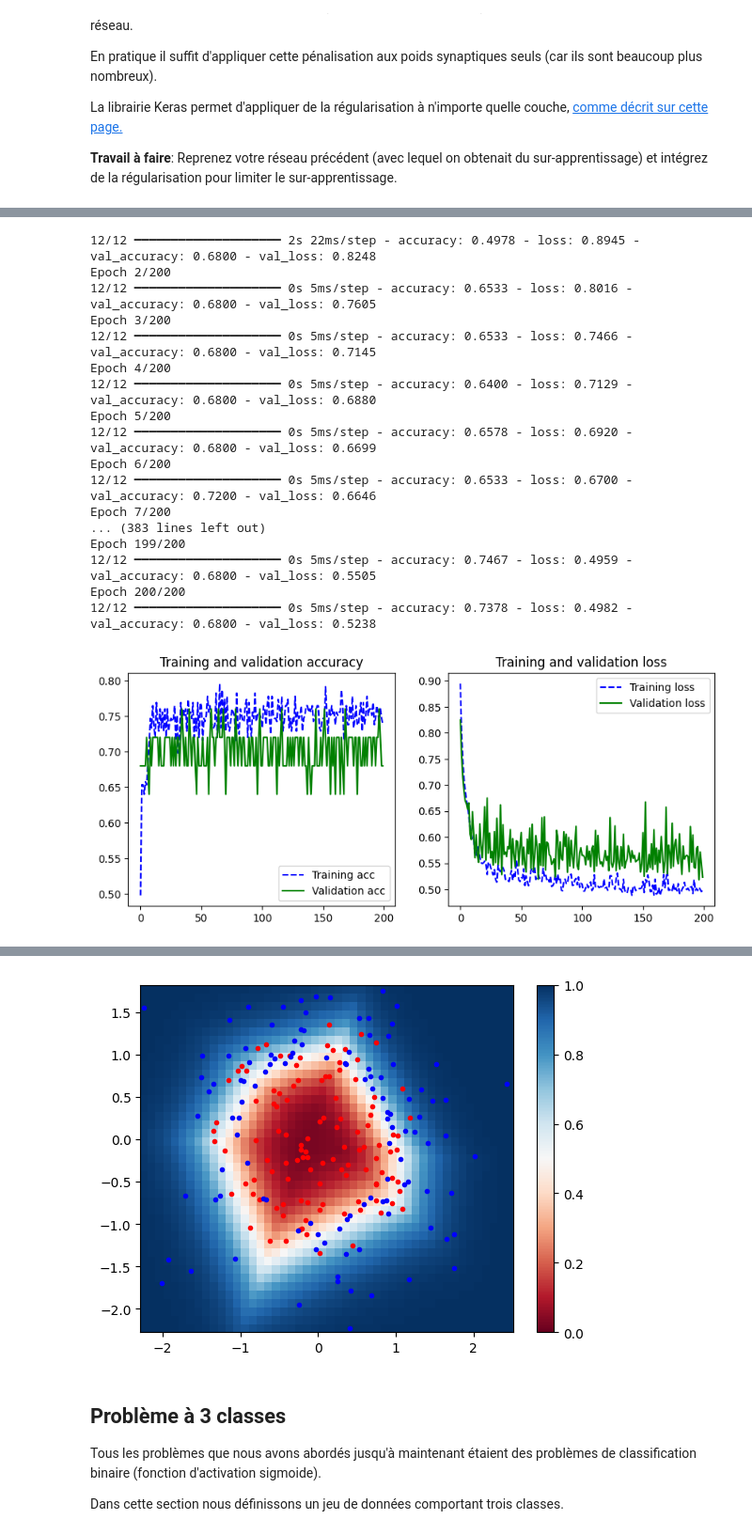
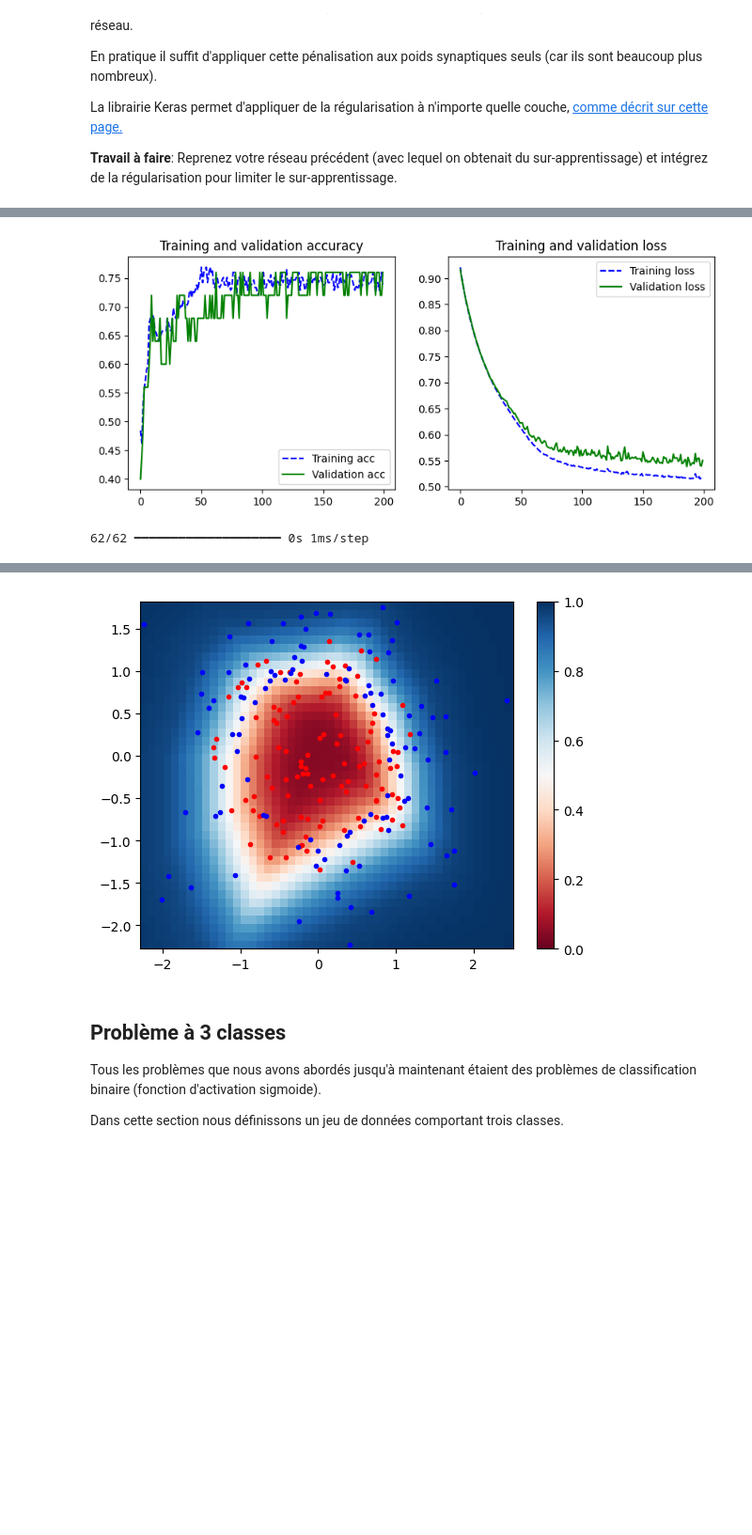
Before and after one commit to lehazare/deeplearning, a Jupyter notebook: Notebooks/02 - Classification avec Keras_Tensorflow.ipynb, the cells around one changed output, grey strips where cells are left out. Shown at 94% size. Saved outputs shown, nothing was run; the diff lists cells and outputs as text; code cells hidden in the pictures; blank space fills up the shorter version.

```diff
--- a/Notebooks/02 - Classification avec Keras_Tensorflow.ipynb
+++ b/Notebooks/02 - Classification avec Keras_Tensorflow.ipynb
@@ -521,7 +521,7 @@ model.add(Dense(10, activation='relu', kernel_regularizer='l2' ))
 model.add(Dense(1, activation='sigmoid'))
 
 # Définition de l'optimiseur
-adam = optimizers.Adam(learning_rate=0.01)
+adam = optimizers.Adam(learning_rate=0.001)
 
 # Fonction de coût et métrique
 model.compile(optimizer=adam,
@@ -541,18 +557,2 @@ Epoch 1/200
+[figure, new version]
-12/12 ━━━━━━━━━━━━━━━━━━━━ 2s 22ms/step - accuracy: 0.4978 - loss: 0.8945 - val_accuracy: 0.6800 - val_loss: 0.8248
-Epoch 2/200
-12/12 ━━━━━━━━━━━━━━━━━━━━ 0s 5ms/step - accuracy: 0.6533 - loss: 0.8016 - val_accuracy: 0.6800 - val_loss: 0.7605
-Epoch 3/200
-12/12 ━━━━━━━━━━━━━━━━━━━━ 0s 5ms/step - accuracy: 0.6533 - loss: 0.7466 - val_accuracy: 0.6800 - val_loss: 0.7145
-Epoch 4/200
-12/12 ━━━━━━━━━━━━━━━━━━━━ 0s 5ms/step - accuracy: 0.6400 - loss: 0.7129 - val_accuracy: 0.6800 - val_loss: 0.6880
-Epoch 5/200
-12/12 ━━━━━━━━━━━━━━━━━━━━ 0s 5ms/step - accuracy: 0.6578 - loss: 0.6920 - val_accuracy: 0.6800 - val_loss: 0.6699
-Epoch 6/200
-12/12 ━━━━━━━━━━━━━━━━━━━━ 0s 5ms/step - accuracy: 0.6533 - loss: 0.6700 - val_accuracy: 0.7200 - val_loss: 0.6646
-Epoch 7/200
-... (383 lines left out)
-Epoch 199/200
-12/12 ━━━━━━━━━━━━━━━━━━━━ 0s 5ms/step - accuracy: 0.7467 - loss: 0.4959 - val_accuracy: 0.6800 - val_loss: 0.5505
-Epoch 200/200
-12/12 ━━━━━━━━━━━━━━━━━━━━ 0s 5ms/step - accuracy: 0.7378 - loss: 0.4982 - val_accuracy: 0.6800 - val_loss: 0.5238
+62/62 ━━━━━━━━━━━━━━━━━━━━ 0s 1ms/step
-[figure, old version]
@@ -560,4 +559,4 @@ Epoch 200/200
-[figure, old version]
+[figure, new version]
 # %% [markdown]
 ## Problème à 3 classes
 
```
Also changed, not shown: parts of 10 cells of this notebook, 1 other file.
